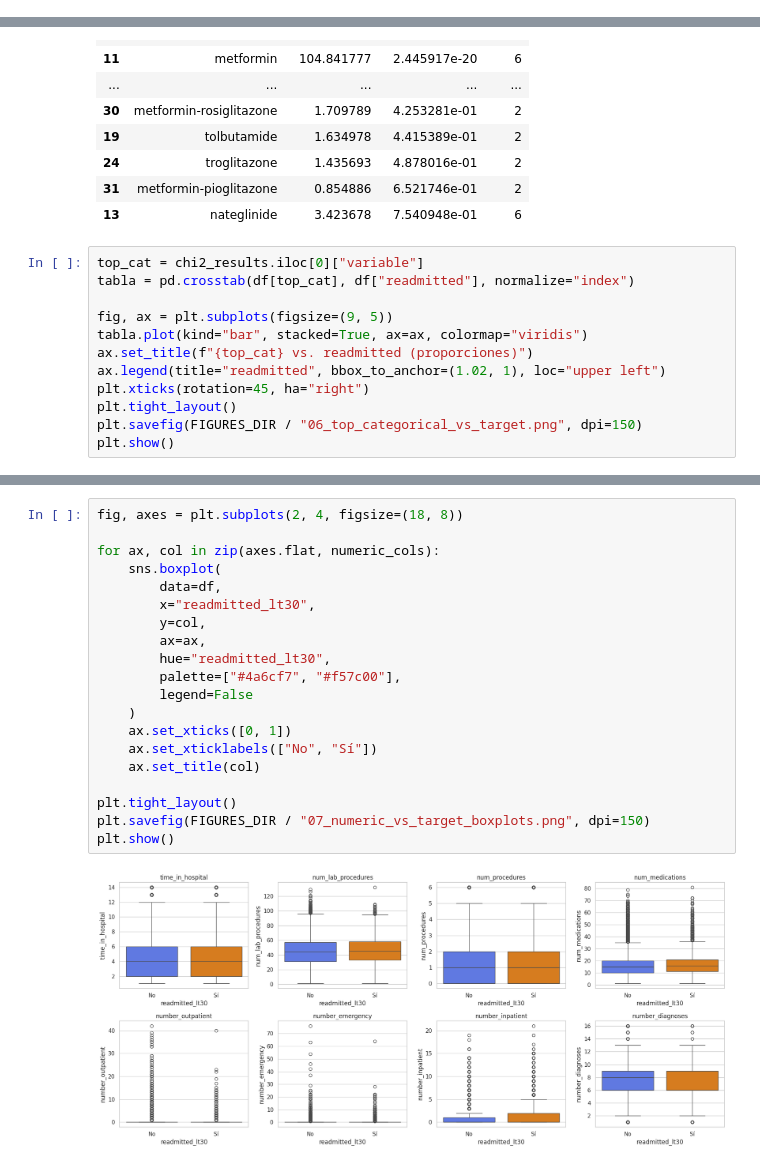
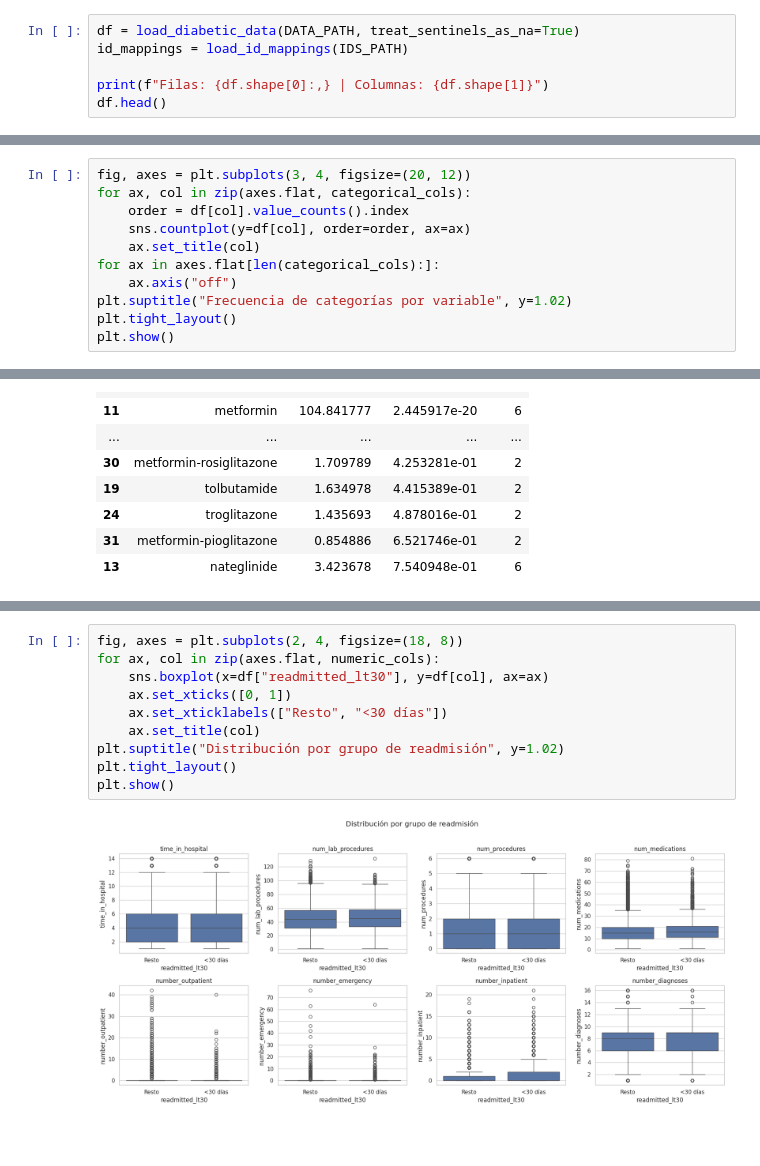
Before and after one commit to mzc07/diabetes-readmission-predictor, a Jupyter notebook: notebooks/01_eda.ipynb, the cells around one changed output, grey strips where cells are left out. Drawn from its saved outputs; the diff is of its cells as text; blank space fills up the shorter version.

```diff
--- a/notebooks/01_eda.ipynb
+++ b/notebooks/01_eda.ipynb
@@ -368,0 +78,6 @@ high_correlation_pairs(corr, threshold=0.8)
+# %%
+df = load_diabetic_data(DATA_PATH, treat_sentinels_as_na=True)
+id_mappings = load_id_mappings(IDS_PATH)
+
+print(f"Filas: {df.shape[0]:,} | Columnas: {df.shape[1]}")
+df.head()
@@ -368,0 +353,11 @@ high_correlation_pairs(corr, threshold=0.8)
+# %%
+fig, axes = plt.subplots(3, 4, figsize=(20, 12))
+for ax, col in zip(axes.flat, categorical_cols):
+    order = df[col].value_counts().index
+    sns.countplot(y=df[col], order=order, ax=ax)
+    ax.set_title(col)
+for ax in axes.flat[len(categorical_cols):]:
+    ax.axis("off")
+plt.suptitle("Frecuencia de categorías por variable", y=1.02)
+plt.tight_layout()
+plt.show()
@@ -387,15 +470,3 @@ chi2_results
 | 24 | troglitazone | 1.435693 | 4.878016e-01 | 2 |
 | 31 | metformin-pioglitazone | 0.854886 | 6.521746e-01 | 2 |
 | 13 | nateglinide | 3.423678 | 7.540948e-01 | 6 |
-# %%
-top_cat = chi2_results.iloc[0]["variable"]
-tabla = pd.crosstab(df[top_cat], df["readmitted"], normalize="index")
-
-fig, ax = plt.subplots(figsize=(9, 5))
-tabla.plot(kind="bar", stacked=True, ax=ax, colormap="viridis")
-ax.set_title(f"{top_cat} vs. readmitted (proporciones)")
-ax.legend(title="readmitted", bbox_to_anchor=(1.02, 1), loc="upper left")
-plt.xticks(rotation=45, ha="right")
-plt.tight_layout()
-plt.savefig(FIGURES_DIR / "06_top_categorical_vs_target.png", dpi=150)
-plt.show()
@@ -418,23 +519,13 @@ num_vs_target
 | 2 | num_procedures | 1.0 | 1.0 | 5.115273e-02 |
 # %%
 fig, axes = plt.subplots(2, 4, figsize=(18, 8))
-
 for ax, col in zip(axes.flat, numeric_cols):
-    sns.boxplot(
-        data=df,
-        x="readmitted_lt30",
-        y=col,
-        ax=ax,
-        hue="readmitted_lt30",
-        palette=["#4a6cf7", "#f57c00"],
-        legend=False
-    )
+    sns.boxplot(x=df["readmitted_lt30"], y=df[col], ax=ax)
     ax.set_xticks([0, 1])
-    ax.set_xticklabels(["No", "Sí"])
+    ax.set_xticklabels(["Resto", "<30 días"])
     ax.set_title(col)
-
+plt.suptitle("Distribución por grupo de readmisión", y=1.02)
 plt.tight_layout()
-plt.savefig(FIGURES_DIR / "07_numeric_vs_target_boxplots.png", dpi=150)
 plt.show()
 # %% [output]
-[figure, old version]
+[figure, new version]
```
Also changed, not shown: parts of 100 cells of this notebook.
